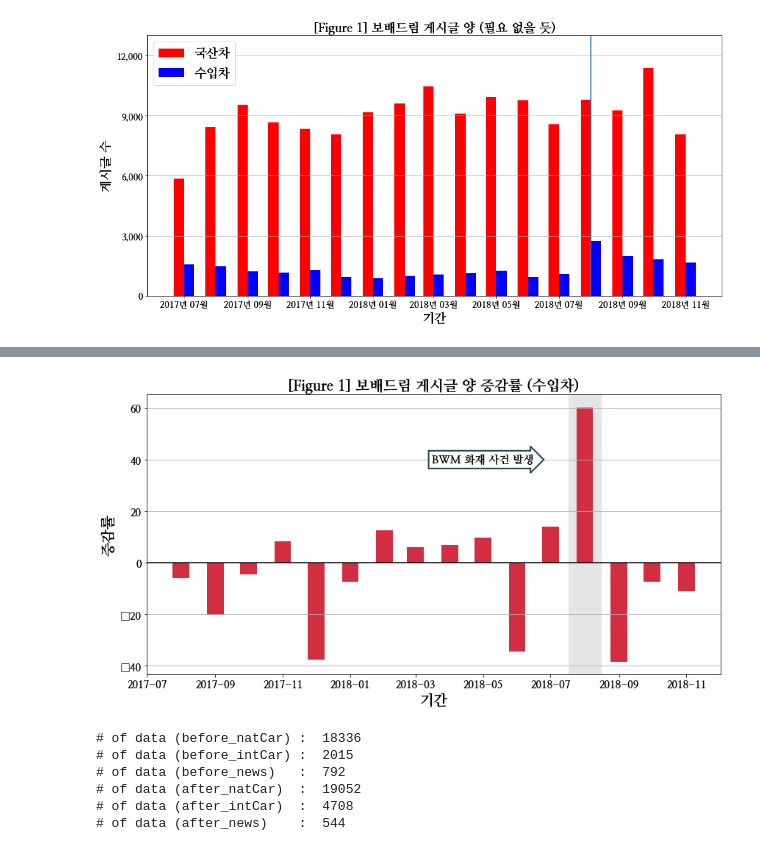
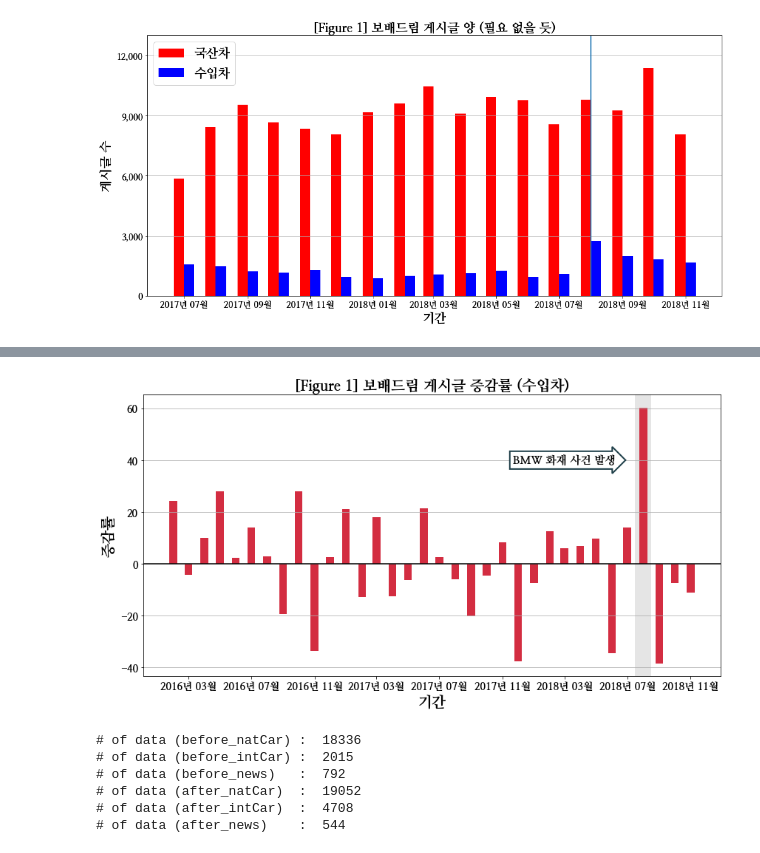
Before and after one commit to Lactobacillus/Media_BigData, a Jupyter notebook: figure 20181215.ipynb, the cells around one changed output, grey strips where cells are left out. Drawn from its saved outputs; the diff is of its cells as text; code cells hidden in the pictures.

```diff
--- a/figure 20181215.ipynb
+++ b/figure 20181215.ipynb
@@ -100,16 +100,16 @@ df_int = df_int[['title', 'content', 'time', 'reply', 'len_reply']]
 df_news = pd.DataFrame(news)
 df_news = df_news[['title', 'content', 'time']]
 
-df_bmw = df_int.loc[df_int['content'].str.contains('BMW|bmw|화재|불|리콜|520d|520D')]
-#df_bmw = df_int.loc[df_int['content'].str.contains('BMW|bmw')]
+#df_bmw = df_int.loc[df_int['content'].str.contains('BMW|bmw|화재|불|리콜|520d|520D')]
+df_bmw = df_int.loc[(df_int['content'].str.contains('리콜') & df_int['content'].str.contains('비엠|BMW|bmw')) |
+                   df_int['content'].str.contains('불|화재|520d|520D')]
 
-df_news_bmw = df_news.loc[df_news['content'].str.contains('화재|520d|520D')]
-df_news_bmw = df_news.loc[df_news['content'].str.contains('리콜') & df_news['content'].str.contains('BMW|bmw') | df_news['content'].str.contains('화재|520d|520D')]
+#df_news_bmw = df_news.loc[df_news['content'].str.contains('화재|520d|520D')]
+df_news_bmw = df_news.loc[(df_news['content'].str.contains('리콜') & df_news['content'].str.contains('비엠더블유|BMW|bmw')) |
+                          df_news['content'].str.contains('화재|520d|520D')]
 df_news_bmw = df_news_bmw.loc[~df_news_bmw['content'].str.contains('프로모션|이벤트|출시|모터쇼')]
-#df_news_bmw = df_news.loc[df_news['content'].str.contains('BMW|bmw')]
 
 df_nat_bmw = df_nat.loc[df_nat['content'].str.contains('화재|불|리콜|520d|520D')]
-#df_nat_bmw = df_nat.loc[df_nat['content'].str.contains('BMW|bmw')]
 # %%
 import_car_sales = pd.read_csv('/home/youngwoo/Documents/Media_BigData/figure/auto_import_sales_2016.csv', header=0, index_col=0)
 import_car_sales = import_car_sales.transpose()
@@ -336,25 +369,28 @@ plt.show()
 # %%
-y_int = df_int['title'].groupby([df_int["time"].dt.year.rename('year'), df_int["time"].dt.month.rename('month')]).count().T[18:].values
+y_int = df_int['title'].groupby([df_int["time"].dt.year.rename('year'), df_int["time"].dt.month.rename('month')]).count().T.values
 
 fig, ax = plt.subplots(1, 1, figsize = (14, 7))
 
-ax.bar(x_nat_date['date'].values[1:], (y_int[1:] - y_int[:-1]) / y_int[1:] * 100, label = '국산차',
+ax.bar(x_bmw_date['date'].values, (y_int[1:] - y_int[:-1]) / y_int[1:] * 100, label = '수입차',
        width = 15, color = '#D32D41', zorder = 1)
-ax.axvline(x = mdates.date2num(x_nat_date['date'].values)[-4],
-          color = 'gray', lw = 45, alpha = 0.2, zorder = 0)
+ax.axvline(x = mdates.date2num(x_int_date['date'].values)[-4],
+          color = 'gray', lw = 22, alpha = 0.2, zorder = 0)
 ax.axhline(y = 0, color = 'k')
 
-ax.set_title(r'[Figure 1] 보배드림 게시글 양 증감률 (수입차)', fontsize = 20, fontname = myeongjo)
+ax.set_title(r'[Figure 1] 보배드림 게시글 증감률 (수입차)', fontsize = 20, fontname = myeongjo)
 ax.set_xlabel('기간', fontsize = 20, fontname = myeongjo)
 ax.set_ylabel('증감률', fontsize = 20, fontname = myeongjo)
 
-ax.text(mdates.date2num(x_int_date['date'].values[-7]), 40,
+ax.text(mdates.date2num(x_int_date['date'].values[-9]), 40,
         'BMW 화재 사건 발생', ha = 'center', va = 'center', rotation = 0, size = 15,
         bbox = dict(boxstyle = 'rarrow', fc = (1, 1, 1), ec = '#1F3F49', lw = 2))
 
+ax.get_xaxis().set_major_formatter(mdates.DateFormatter('%Y년 %m월'))
+ax.get_yaxis().set_major_formatter(tkr.FuncFormatter(lambda x, p: format(int(x), ',')))
+
 ax.grid(axis = 'y')
 # %% [output]
-[figure, old version]
+[figure, new version]
 # %%
 okt = Okt()
 
```
Also changed, not shown: parts of 3 cells of this notebook.
